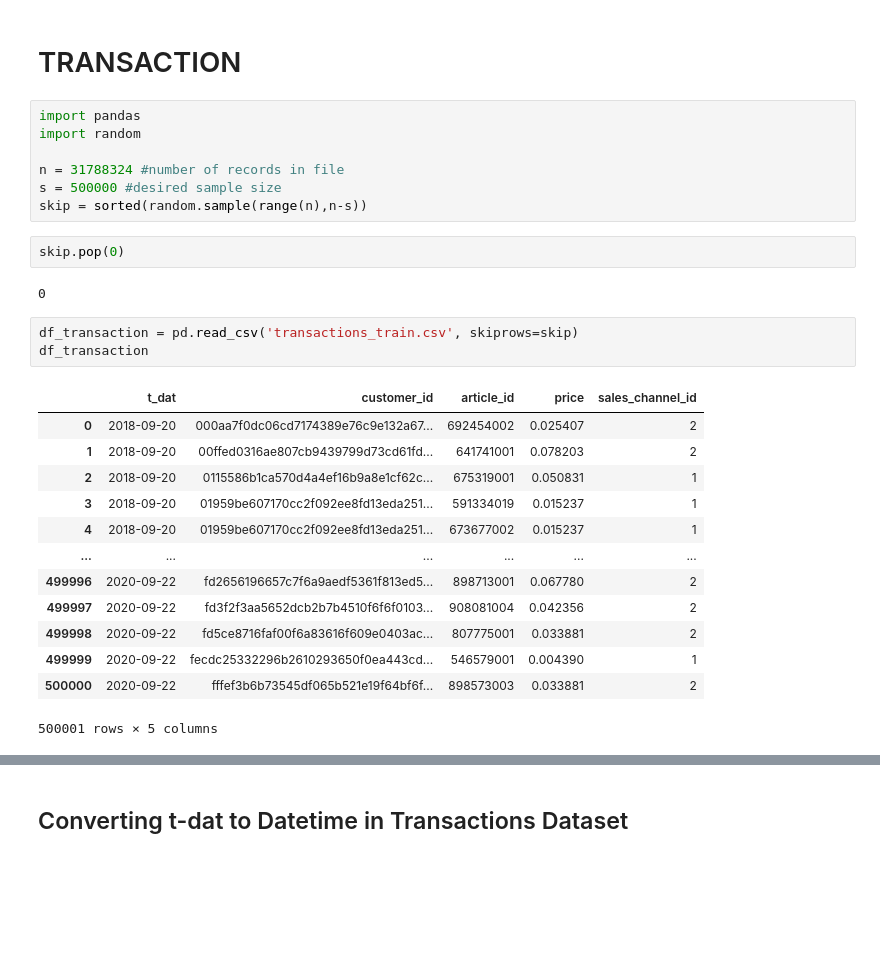
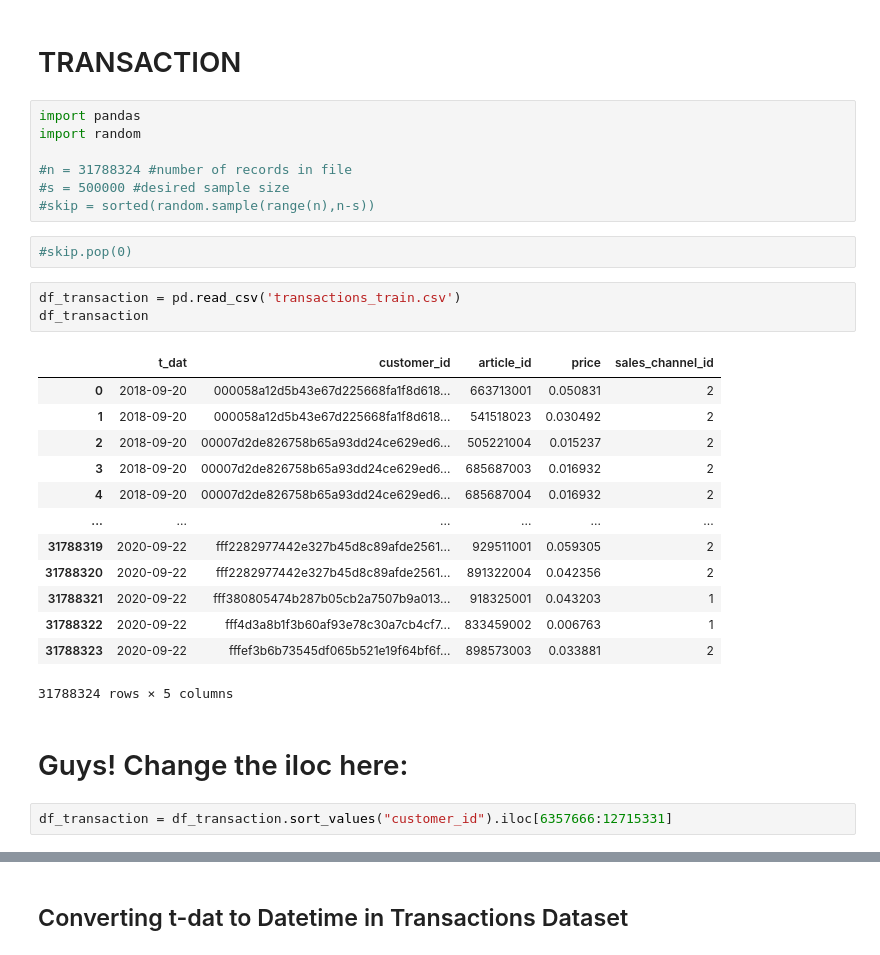
Before and after one commit to mt-cs/Personalized-Fashion-Recommendations, a Jupyter notebook: Feature_Engineering.ipynb, the cells around one changed output, grey strips where cells are left out. Drawn from its saved outputs; the diff is of its cells as text; blank space fills up the shorter version.

```diff
--- a/Feature_Engineering.ipynb
+++ b/Feature_Engineering.ipynb
@@ -342,30 +342,32 @@ df_cust = pd.concat([df_cust.drop(columns=["club_member_status"]), pd.get_dummie
 import pandas
 import random
 
-n = 31788324 #number of records in file
-s = 500000 #desired sample size
-skip = sorted(random.sample(range(n),n-s))
+#n = 31788324 #number of records in file
+#s = 500000 #desired sample size
+#skip = sorted(random.sample(range(n),n-s))
 # %%
-skip.pop(0)
+#skip.pop(0)
-# %% [output]
-0
 # %%
-df_transaction = pd.read_csv('transactions_train.csv', skiprows=skip)
+df_transaction = pd.read_csv('transactions_train.csv')
 df_transaction
 # %% [output]
 |  | t_dat | customer_id | article_id | price | sales_channel_id |
-| 0 | 2018-09-20 | 000aa7f0dc06cd7174389e76c9e132a67... | 692454002 | 0.025407 | 2 |
-| 1 | 2018-09-20 | 00ffed0316ae807cb9439799d73cd61fd... | 641741001 | 0.078203 | 2 |
-| 2 | 2018-09-20 | 0115586b1ca570d4a4ef16b9a8e1cf62c... | 675319001 | 0.050831 | 1 |
-| 3 | 2018-09-20 | 01959be607170cc2f092ee8fd13eda251... | 591334019 | 0.015237 | 1 |
-| 4 | 2018-09-20 | 01959be607170cc2f092ee8fd13eda251... | 673677002 | 0.015237 | 1 |
+| 0 | 2018-09-20 | 000058a12d5b43e67d225668fa1f8d618... | 663713001 | 0.050831 | 2 |
+| 1 | 2018-09-20 | 000058a12d5b43e67d225668fa1f8d618... | 541518023 | 0.030492 | 2 |
+| 2 | 2018-09-20 | 00007d2de826758b65a93dd24ce629ed6... | 505221004 | 0.015237 | 2 |
+| 3 | 2018-09-20 | 00007d2de826758b65a93dd24ce629ed6... | 685687003 | 0.016932 | 2 |
+| 4 | 2018-09-20 | 00007d2de826758b65a93dd24ce629ed6... | 685687004 | 0.016932 | 2 |
 | ... | ... | ... | ... | ... | ... |
-| 499996 | 2020-09-22 | fd2656196657c7f6a9aedf5361f813ed5... | 898713001 | 0.067780 | 2 |
-| 499997 | 2020-09-22 | fd3f2f3aa5652dcb2b7b4510f6f6f0103... | 908081004 | 0.042356 | 2 |
-| 499998 | 2020-09-22 | fd5ce8716faf00f6a83616f609e0403ac... | 807775001 | 0.033881 | 2 |
-| 499999 | 2020-09-22 | fecdc25332296b2610293650f0ea443cd... | 546579001 | 0.004390 | 1 |
-| 500000 | 2020-09-22 | fffef3b6b73545df065b521e19f64bf6f... | 898573003 | 0.033881 | 2 |
+| 31788319 | 2020-09-22 | fff2282977442e327b45d8c89afde2561... | 929511001 | 0.059305 | 2 |
+| 31788320 | 2020-09-22 | fff2282977442e327b45d8c89afde2561... | 891322004 | 0.042356 | 2 |
+| 31788321 | 2020-09-22 | fff380805474b287b05cb2a7507b9a013... | 918325001 | 0.043203 | 1 |
+| 31788322 | 2020-09-22 | fff4d3a8b1f3b60af93e78c30a7cb4cf7... | 833459002 | 0.006763 | 1 |
+| 31788323 | 2020-09-22 | fffef3b6b73545df065b521e19f64bf6f... | 898573003 | 0.033881 | 2 |
-500001 rows × 5 columns
+31788324 rows × 5 columns
+# %% [markdown]
+# Guys! Change the iloc here:
+# %%
+df_transaction = df_transaction.sort_values("customer_id").iloc[6357666:12715331]
 # %%
 # df_transaction[["day", "month", "year"]] = df_transaction["t_dat"].str.split("-", expand = True)
 # df_transaction
```
Also changed, not shown: parts of 9 cells of this notebook.
